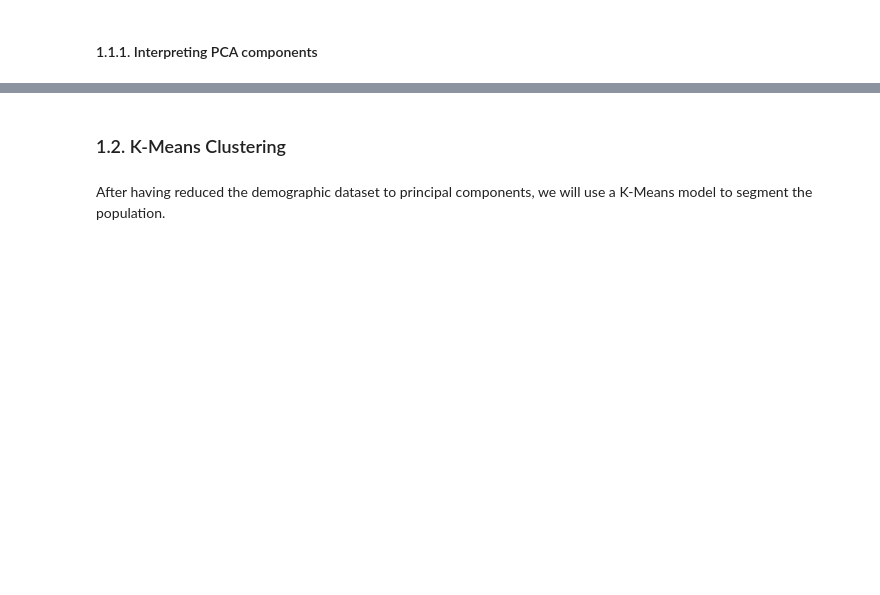
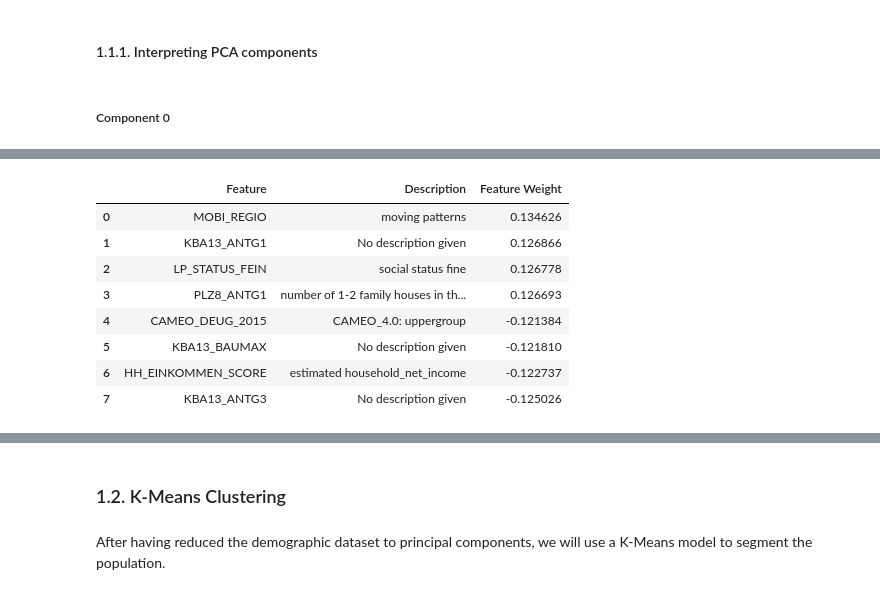
Before and after one commit to marcosgcollado/customer-segmentation-report, a Jupyter notebook: Arvato Project Workbook.ipynb, the cells around one changed output, grey strips where cells are left out. Cells and saved outputs as stored; diff of their text form; code cells hidden in the pictures; blank space fills up the shorter version.

```diff
--- a/Arvato Project Workbook.ipynb
+++ b/Arvato Project Workbook.ipynb
@@ -1653,0 +1762,2 @@ UDACITY ARVATO PROJECT: 06/05/2021 23:35:53 - INFO: End Feature Scaling in 2.731
+# %% [markdown]
+##### Component 0
@@ -1653,0 +1767,5 @@ UDACITY ARVATO PROJECT: 06/05/2021 23:35:53 - INFO: End Feature Scaling in 2.731
+# %%
+comp_0_info = get_feature_weights(univariate_azdias, pca_all, metadata_info_levels, component, n_weights,
+                                  verbose=True, debug=True)
+print_df_full(comp_0_info)
+# %% [output]
@@ -1653,0 +1774,9 @@ UDACITY ARVATO PROJECT: 06/05/2021 23:35:53 - INFO: End Feature Scaling in 2.731
+|  | Feature | Description | Feature Weight |
+| 0 | MOBI_REGIO | moving patterns | 0.134626 |
+| 1 | KBA13_ANTG1 | No description given | 0.126866 |
+| 2 | LP_STATUS_FEIN | social status fine | 0.126778 |
+| 3 | PLZ8_ANTG1 | number of 1-2 family houses in th... | 0.126693 |
+| 4 | CAMEO_DEUG_2015 | CAMEO_4.0: uppergroup | -0.121384 |
+| 5 | KBA13_BAUMAX | No description given | -0.121810 |
+| 6 | HH_EINKOMMEN_SCORE | estimated household_net_income | -0.122737 |
+| 7 | KBA13_ANTG3 | No description given | -0.125026 |
```
Also changed, not shown: parts of 17 cells of this notebook.
